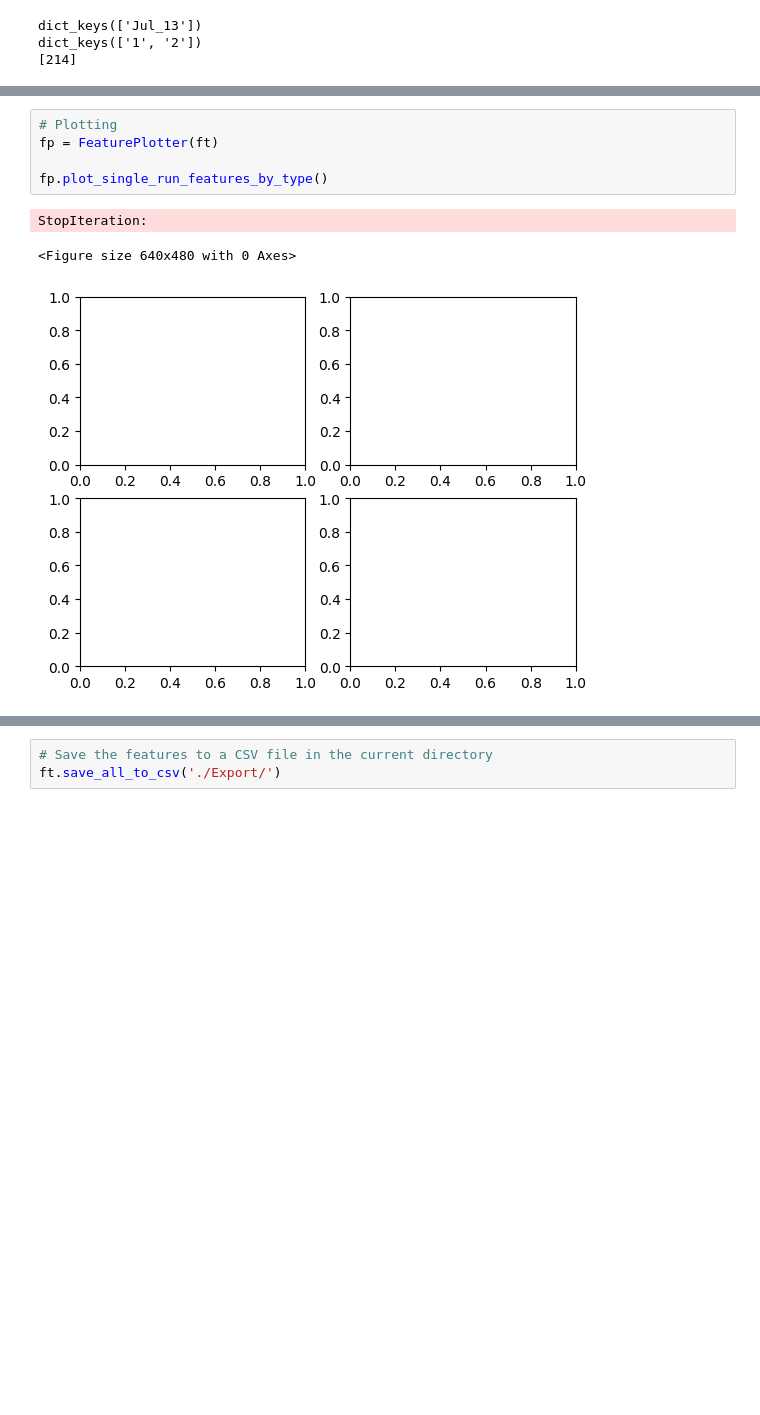
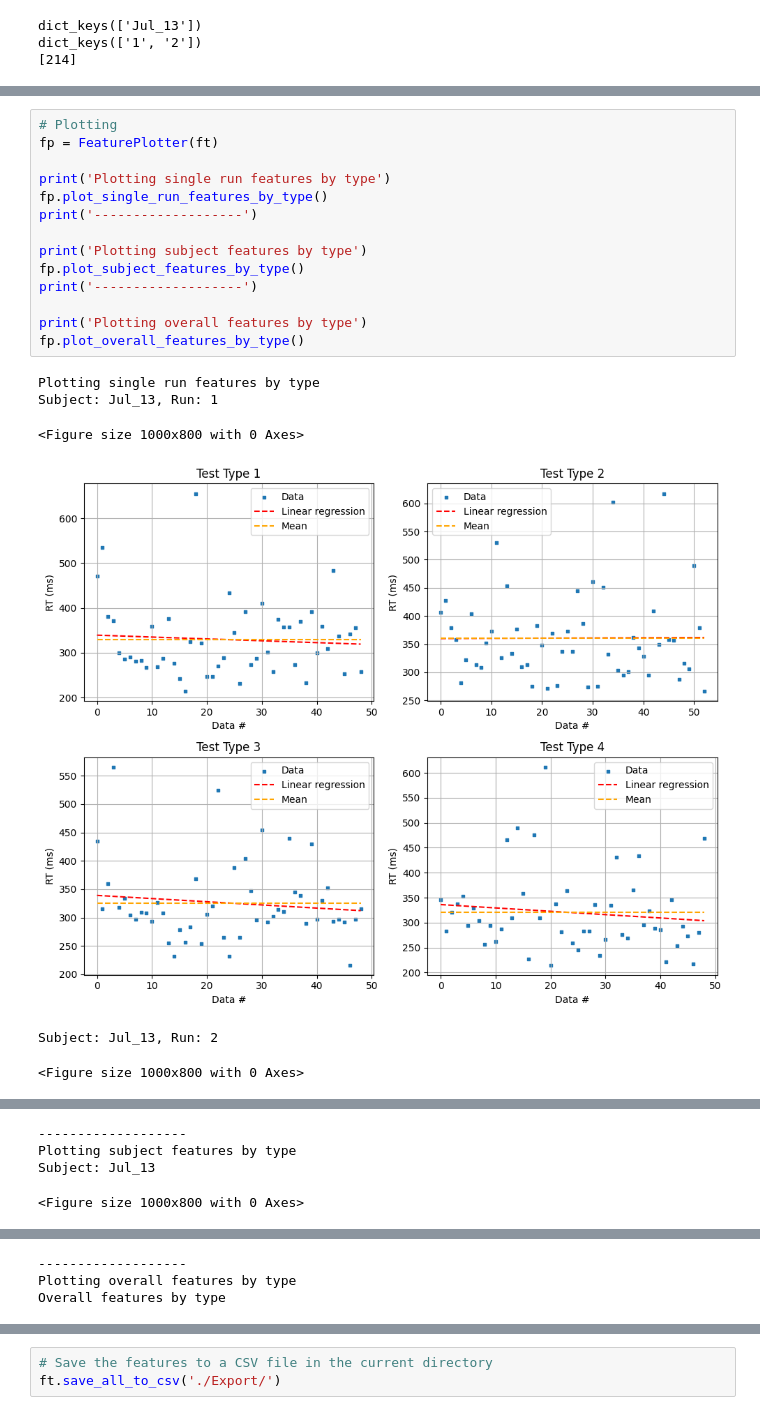
Before and after one commit to SimpingOjou/ConflictAnalysis, a Jupyter notebook: Statistics.ipynb, the cells around one changed output, grey strips where cells are left out. Drawn from its saved outputs; the diff is of its cells as text; blank space fills up the shorter version.

Commit message:
Added plotting

```diff
--- a/Statistics.ipynb
+++ b/Statistics.ipynb
@@ -85,9 +91,21 @@ TypeError: unsupported format string passed to numpy.ndarray.__format__
-# %%
-# Plotting
-fp = FeaturePlotter(ft)
-
-fp.plot_single_run_features_by_type()
-# %% [output]
-StopIteration:
-<Figure size 640x480 with 0 Axes>
-[figure, removed]
+# %%
+# Plotting
+fp = FeaturePlotter(ft)
+
+print('Plotting single run features by type')
+fp.plot_single_run_features_by_type()
+print('-------------------')
+
+print('Plotting subject features by type')
+fp.plot_subject_features_by_type()
+print('-------------------')
+
+print('Plotting overall features by type')
+fp.plot_overall_features_by_type()
+# %% [output]
+Plotting single run features by type
+Subject: Jul_13, Run: 1
+<Figure size 1000x800 with 0 Axes>
+[figure, added]
+Subject: Jul_13, Run: 2
+<Figure size 1000x800 with 0 Axes>
@@ -93,0 +113,4 @@ StopIteration:
+-------------------
+Plotting subject features by type
+Subject: Jul_13
+<Figure size 1000x800 with 0 Axes>
@@ -93,0 +118,3 @@ StopIteration:
+-------------------
+Plotting overall features by type
+Overall features by type
```
Also changed, not shown: parts of 3 cells of this notebook, 1 other file.
